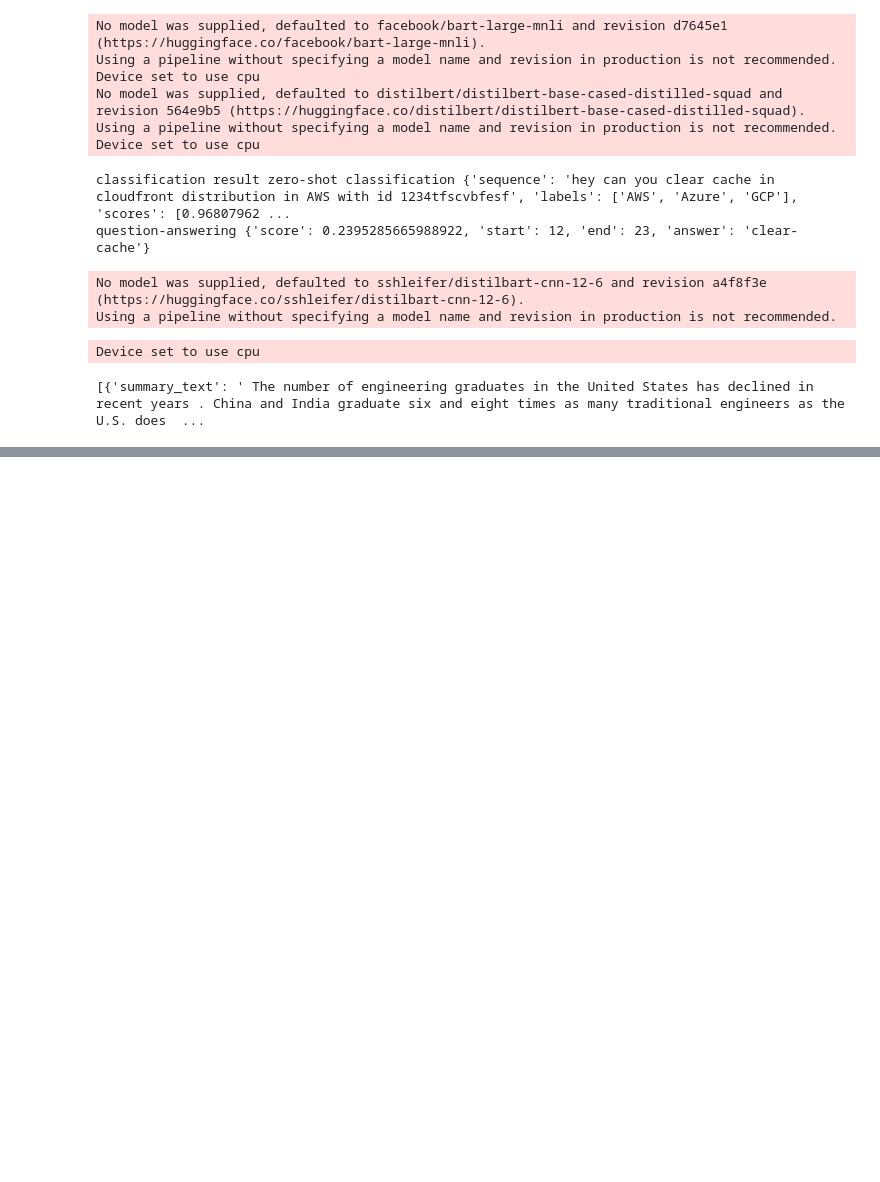
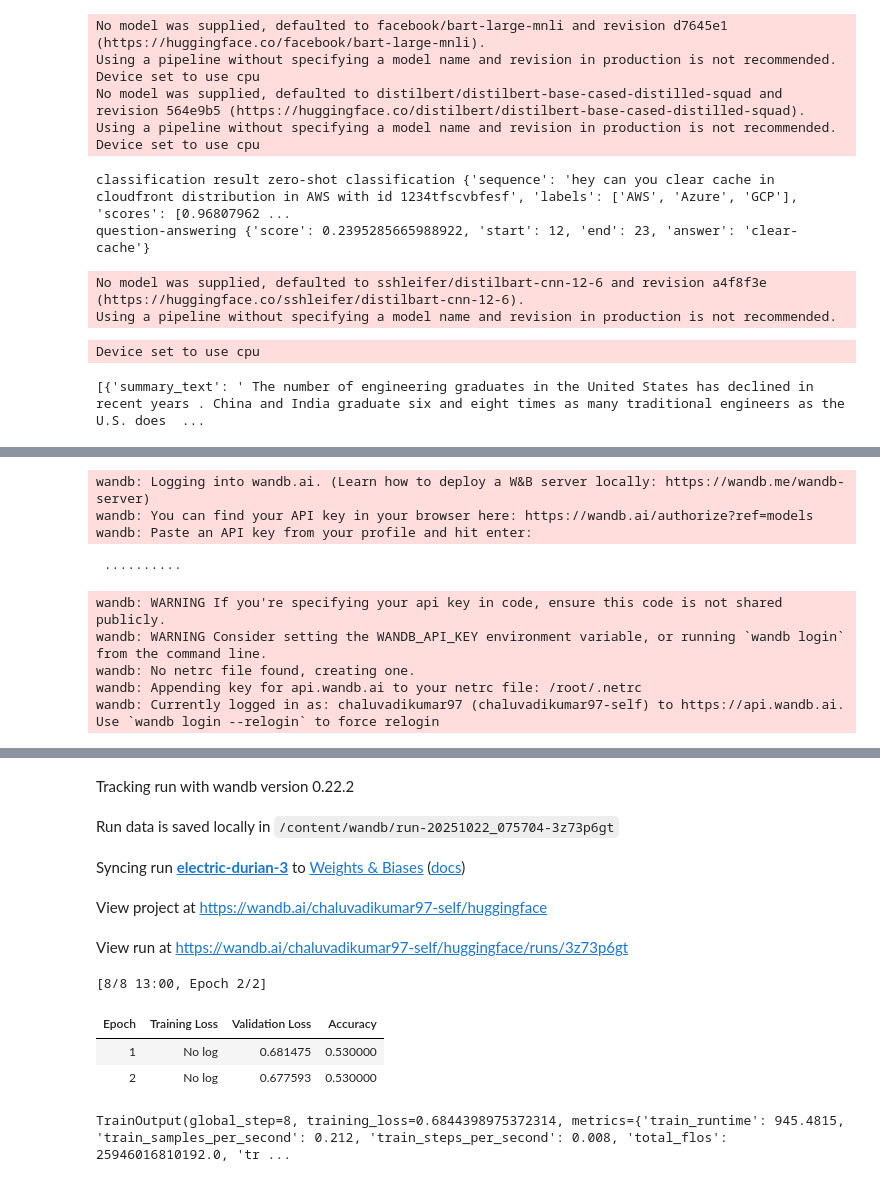
Before and after one commit to ap0072/Agentic-AI, a Jupyter notebook: course/en/chapter1/section3.ipynb, the cells around one changed output, grey strips where cells are left out. Saved outputs shown, nothing was run; the diff lists cells and outputs as text; code cells hidden in the pictures; blank space fills up the shorter version.

```diff
--- a/course/en/chapter1/section3.ipynb
+++ b/course/en/chapter1/section3.ipynb
@@ -310,12 +492,27 @@ model = AutoModelForSequenceClassification.from_pretrained(
 training_args = TrainingArguments(
     output_dir="my_awesome_model",
     learning_rate=2e-5,
-    per_device_train_batch_size=100,
-    per_device_eval_batch_size=100,
-    num_train_epochs=1,
+    per_device_train_batch_size=16,
+    per_device_eval_batch_size=16,
+    gradient_accumulation_steps=2,
+    fp16=True,
+    num_train_epochs=2,
     weight_decay=0.01,
     eval_strategy="epoch",
     save_strategy="epoch",
     load_best_model_at_end=True,
     push_to_hub=True,
 )
+
+trainer = Trainer(
+    model=model,
+    args=training_args,
+    train_dataset=tokenized_imdb["train"].shuffle(seed=42).select(range(100)),
+    eval_dataset=tokenized_imdb["test"].shuffle(seed=42).select(range(100)),
+    processing_class=tokenizer,
+    data_collator=data_collator,
+    compute_metrics=compute_metrics,
+)
+
+trainer.train()
+# %% [output]
@@ -321,0 +520,9 @@ training_args = TrainingArguments(
+wandb: Logging into wandb.ai. (Learn how to deploy a W&B server locally: https://wandb.me/wandb-server)
+wandb: You can find your API key in your browser here: https://wandb.ai/authorize?ref=models
+wandb: Paste an API key from your profile and hit enter:
+ ··········
+wandb: WARNING If you're specifying your api key in code, ensure this code is not shared publicly.
+wandb: WARNING Consider setting the WANDB_API_KEY environment variable, or running `wandb login` from the command line.
+wandb: No netrc file found, creating one.
+wandb: Appending key for api.wandb.ai to your netrc file: /root/.netrc
+wandb: Currently logged in as: chaluvadikumar97 (chaluvadikumar97-self) to https://api.wandb.ai. Use `wandb login --relogin` to force relogin
@@ -321,0 +530,10 @@ training_args = TrainingArguments(
+Tracking run with wandb version 0.22.2
+Run data is saved locally in /content/wandb/run-20251022_075704-3z73p6gt
+Syncing run electric-durian-3 to Weights & Biases (docs)
+View project at https://wandb.ai/chaluvadikumar97-self/huggingface
+View run at https://wandb.ai/chaluvadikumar97-self/huggingface/runs/3z73p6gt
+[8/8 13:00, Epoch 2/2]
+| Epoch | Training Loss | Validation Loss | Accuracy |
+| 1 | No log | 0.681475 | 0.530000 |
+| 2 | No log | 0.677593 | 0.530000 |
+TrainOutput(global_step=8, training_loss=0.6844398975372314, metrics={'train_runtime': 945.4815, 'train_samples_per_second': 0.212, 'train_steps_per_second': 0.008, 'total_flos': 25946016810192.0, 'tr ...
```
Also changed, not shown: parts of 21 cells of this notebook.
